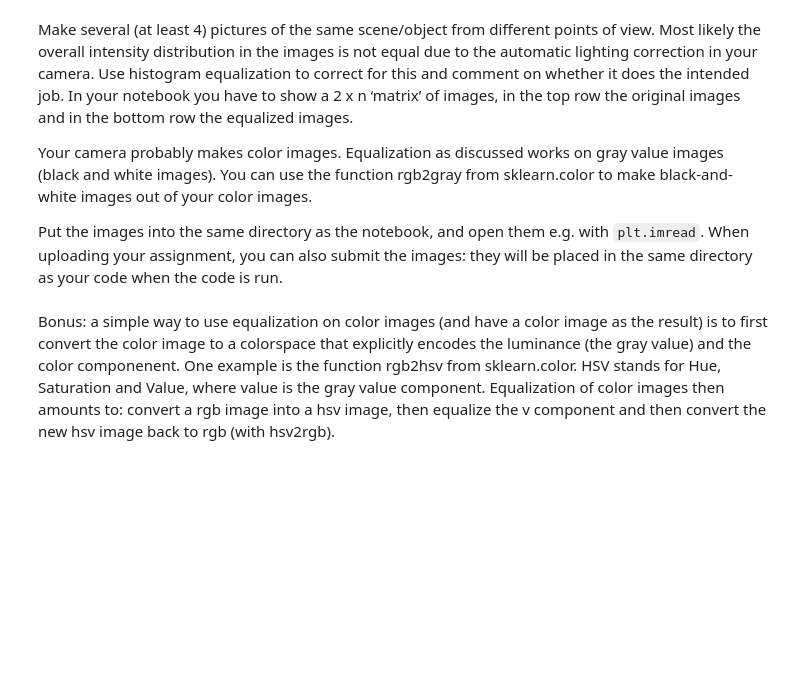
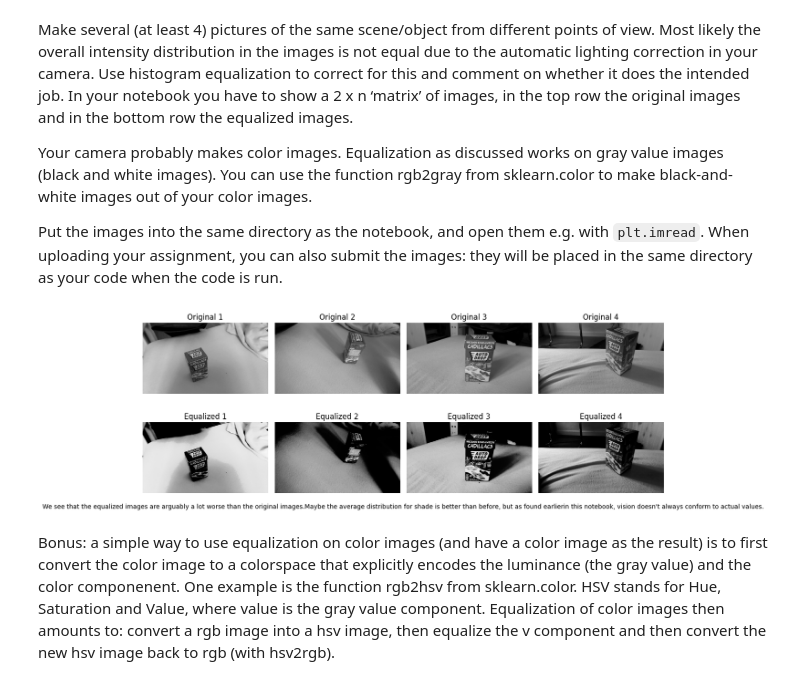
Before and after one commit to Joshua6125/computer-vision, a Jupyter notebook: week_1/1_equalization_interpolation.ipynb, the cells around one changed output. Saved outputs shown, nothing was run; the diff lists cells and outputs as text; code cells hidden in the pictures; blank space fills up the shorter version.

Commit message:
Finished histogram equalization

```diff
--- a/week_1/1_equalization_interpolation.ipynb
+++ b/week_1/1_equalization_interpolation.ipynb
@@ -299,19 +299,16 @@ plt.subplots_adjust(bottom=0.01, top=1.2, right=1.5)
 # %% [markdown]
 In order to do the histogram equilization on an 8 bit image (uint8 data type) you have to write the function ``histogram_equilization_table``. In that function you will need the histogram of the 8bit image. Instead of using the ``histogram`` function, it is better in this case to use the ``bincount`` function from numpy. Be sure to set the ``minlength`` parameter!
 # %%
-import math
-
 def histogram_equalization_table(f):
     """return the lookup table psi_he for the histogram
     equalization of an image f (dtype=uint8). Note that the table
     should have shape (256,) and dtype=uint8"""
-    # Nog een WIP
-    tot_bin_val = np.zeros(shape=256, dtype=np.uint8)
-    for row in f:
-        processed_row = np.array(row*256 - 1).astype(dtype=np.uint8)
-        np.add(tot_bin_val, np.bincount(processed_row, minlength=256))
-    pix_count = math.prod(f.shape())
-    print(pix_count)
+
+    hist = np.bincount(f.flatten(), minlength=256)
+
+    hist_sum = np.cumsum(hist)
+    hist_normalized = (hist_sum - np.min(hist_sum)) * 255 / (np.max(hist_sum) - np.min(hist_sum))
+    return hist_normalized.astype(np.uint8)
 
 histogram_equalization_table(f)
 # %% [output]
@@ -329,3 +343,37 @@ Put the images into the same directory as the notebook, and open them e.g. with
+# %%
+from skimage.color import rgb2gray
+
+colour_images = np.array([plt.imread(f"autodrop_{i}.png") for i in range(1, 5)])
+
+bw_images = (rgb2gray(colour_images)*255).astype(np.uint8)
+
+
+processed_images = []
+for img in bw_images:
+    table = histogram_equalization_table(img)
+    processed = table[img]
+    processed_images.append(processed)
+
+processed_images = np.array(processed_images)
+
+fig, axes = plt.subplots(2, len(processed_images), figsize=(12, 5))
+for i in range(len(processed_images)):
+    axes[0, i].imshow(bw_images[i], cmap='gray')
+    axes[0, i].set_title(f"Original {i+1}")
+    axes[0, i].axis('off')
+
+    axes[1, i].imshow(processed_images[i], cmap='gray')
+    axes[1, i].set_title(f"Equalized {i+1}")
+    axes[1, i].axis('off')
+
+txt="We see that the equalized images are arguably a lot worse than the original images." \
+    "Maybe the average distribution for shade is better than before, but as found earlier" \
+    "in this notebook, vision doesn't always conform to actual values."
+fig.text(.5, .05, txt, ha='center')
+plt.tight_layout()
+plt.show()
+# %% [output]
+[figure, added]
 # %% [markdown]
 Bonus: a simple way to use equalization on color images (and have a color image as the result) is to first convert the color image to a colorspace that explicitly encodes the luminance (the gray value) and the color componenent. One example is the function rgb2hsv from sklearn.color. HSV stands for Hue, Saturation and Value, where value is the gray value component. Equalization of color images then amounts to: convert a rgb image into a hsv image, then equalize the v component and then convert the new hsv image back to rgb (with hsv2rgb).
 # %%
```
Also changed, not shown: parts of 2 cells of this notebook, 4 other files.
